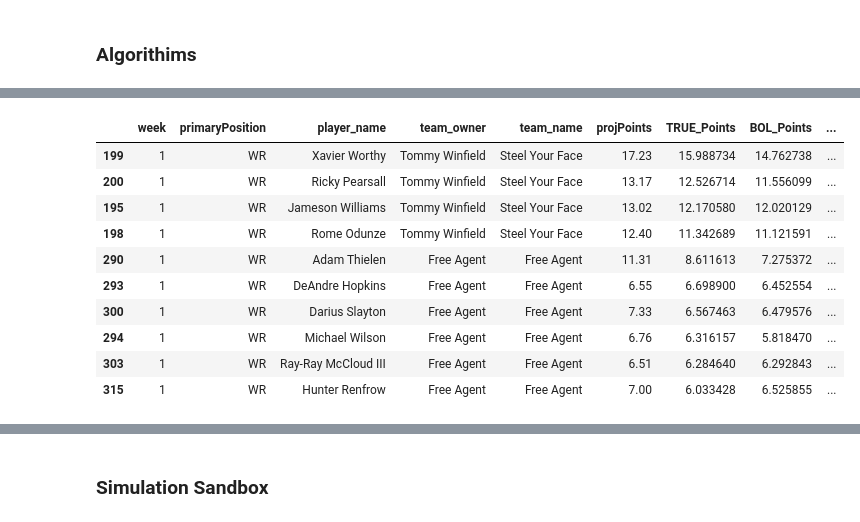
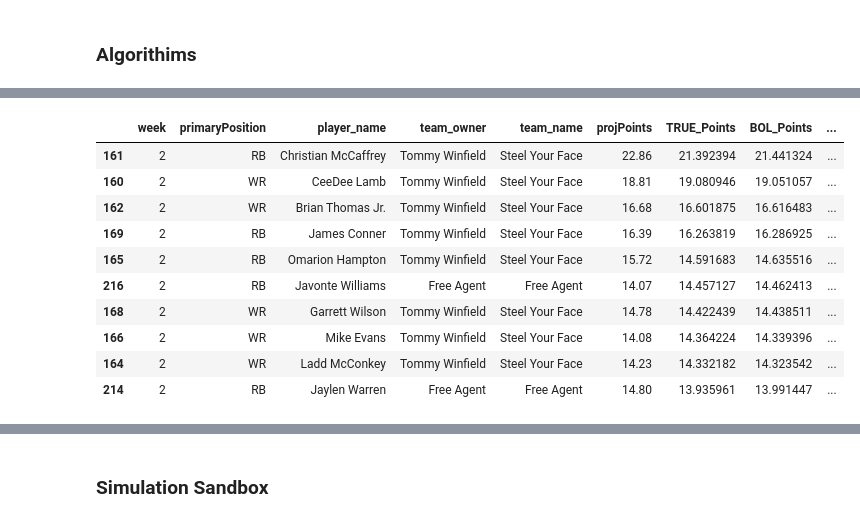
Before and after one commit to twinfield10/ESPN_FFL, a Jupyter notebook: FF Analysis Notebook.ipynb, the cells around one changed output, grey strips where cells are left out. Saved outputs shown, nothing was run; the diff lists cells and outputs as text; code cells hidden in the pictures.

```diff
--- a/FF Analysis Notebook.ipynb
+++ b/FF Analysis Notebook.ipynb
@@ -77,7 +93,11 @@ lg_vars = {
 # %% [markdown]
 ## 1) Set League ##
 # %%
-select_league = "GOP_Degenerates" # Winfield_Football, Knights_FFL, GOP_Degenerates, Weenieless_Wanderers
+select_league = "Winfield_Football"
+# Tommy Leagues: Winfield_Football, Knights_FFL, GOP_Degenerates, Weenieless_Wanderers
+# Will Leagues: 12 Dudes one Cup
+# Cooleen Leagues: Big Red Fantasy Football
+# Baizer Leagues: John_PC_League, John_ATL_League
 
 league = fetch_league(
         league_id=lg_vars[select_league]['ID'],
@@ -99,6 +119,8 @@ lineups = get_ply_stats_by_matchup(league_id=lg_vars[select_league]['ID'],
 
 free_agents = build_fa_market(league=league)
 
+curr_week = league.current_week
+
 lineups = pd.concat([lineups, free_agents])
 
 lineups.fillna(0, inplace=True)
@@ -167,29 +189,12 @@ def clean_pinny(pinny_path="Data/Projections/Pinnacle/Props/Pinnacle_Props_Week_
     name_changes={
         # Pinny -> ESPN #
         "Tre Harris": "Tre' Harris",
-    #    "Bhayshul Tuten"
         "Marvin Mims": "Marvin Mims Jr.",
-    #    "Nick Westbrook-Ikhine"
         "Travis Etienne": "Travis Etienne Jr.",
-    #    "Jauan Jennings"
-    #    "Darren Waller"
-    #    "Romeo Doubs"
-    #    "Dylan Sampson"
-    #    "Jayden Higgins"
-    #    "Woody Marks"
-    #    "Jayden Reed"
         "Aaron Jones": "Aaron Jones Sr.",
         "Kyle Pitts": "Kyle Pitts Sr.",
-    #    "Cam Skattebo"
-    #    "Khalil Shakir"
-    #    "Keon Coleman"
         "Calvin Austin": "Calvin Austin III",
-    #    "Ricky Pearsall"
         "Ollie Gordon":"Ollie Gordon II"
-    #    "Ja'Tavion Sanders"
-    #    "Josh Downs"
-    #    "Tyler Warren"
-    #    "Joshua Palmer"
     }
 
     # Load
@@ -478,7 +483,7 @@ def clean_lineups(df=lineups):
 
     # 2) Combine Pinnacle Data With ESPN and Impute
     ## a) Clean Pinnacle Data
-    pinny_proj = clean_pinny()
+    pinny_proj = pd.read_parquet("Data/Projections/Pinnacle/Season/Pinnacle_Props_Week_All.parquet")
     pinny_proj = change_col_prefix(df=pinny_proj, old_pfix="proj", new_pfix="PINNY")
 
     ## b) Impute Missing Data From ESPN
@@ -515,7 +520,7 @@ def clean_lineups(df=lineups):
 
     ## 5) Create Aggregate Columns For Each Projection Type (Manual Weights)
     weights_dict = {
-        'passingYards': {'ESPN': 0.3,'FP': 0.4,'PINNY': 0.3,'BOL': 0},
+        'passingYards': {'ESPN': 0.2,'FP': 0.3,'PINNY': 0.25,'BOL': 0.25},
         'rushingYards': {'ESPN': 0.2,'FP': 0.3,'PINNY': 0.25,'BOL': 0.25},
         'receivingYards': {'ESPN': 0.2,'FP': 0.3,'PINNY': 0.25,'BOL': 0.25},
         'default': {'ESPN': 0.25,'FP': 0.25,'PINNY': 0.25,'BOL': 0.25}
@@ -541,7 +546,6 @@ def clean_lineups(df=lineups):
 
     return final
 
-
 LINEUPS = clean_lineups()
 # %% [output]
 All Rows in FantasyPros Table Match
@@ -863,30 +889,30 @@ get_league_projections(week = 1)
 # %%
 def get_rankings(pos, week, visualize = False, check_fa = False):
     df = LINEUPS[(LINEUPS['primaryPosition'].isin(pos)) & (LINEUPS['week'] == week)]
     df = df[['week', 'primaryPosition','player_name', 'team_owner', 'team_name',
                   'points', 'projPoints', 'TRUE_Points', 'BOL_Points', 'PosRank', 'ESPN_PosRank', 'TRUE_PosRank']]
-    if week != 1:
+    if week != 2:
         df = df.sort_values(by=['PosRank', 'points'])
     else:
         df = df.drop(columns=['points', 'PosRank']).sort_values(by=['TRUE_Points'], ascending=False)
 
     if visualize == False:
         if check_fa == True:
-            return df[df['team_owner'].isin(['Tommy Winfield', 'Free Agent'])]
+            return df[df['team_owner'].isin(['Tommy Winfield', 'John Baizer', 'Free Agent'])]
         else:
             return df
 
-get_rankings(pos = ['WR'], week = 1, visualize=False, check_fa=True).head(10)
+get_rankings(pos = ['WR', 'RB'], week = curr_week, visualize=False, check_fa=True).head(10) #'LB', 'DE', 'S', 'CB', 'DT'
 # %% [output]
 |  | week | primaryPosition | player_name | team_owner | team_name | projPoints | TRUE_Points | BOL_Points | ... |
-| 199 | 1 | WR | Xavier Worthy | Tommy Winfield | Steel Your Face | 17.23 | 15.988734 | 14.762738 | ... |
-| 200 | 1 | WR | Ricky Pearsall | Tommy Winfield | Steel Your Face | 13.17 | 12.526714 | 11.556099 | ... |
-| 195 | 1 | WR | Jameson Williams | Tommy Winfield | Steel Your Face | 13.02 | 12.170580 | 12.020129 | ... |
-| 198 | 1 | WR | Rome Odunze | Tommy Winfield | Steel Your Face | 12.40 | 11.342689 | 11.121591 | ... |
-| 290 | 1 | WR | Adam Thielen | Free Agent | Free Agent | 11.31 | 8.611613 | 7.275372 | ... |
-| 293 | 1 | WR | DeAndre Hopkins | Free Agent | Free Agent | 6.55 | 6.698900 | 6.452554 | ... |
-| 300 | 1 | WR | Darius Slayton | Free Agent | Free Agent | 7.33 | 6.567463 | 6.479576 | ... |
-| 294 | 1 | WR | Michael Wilson | Free Agent | Free Agent | 6.76 | 6.316157 | 5.818470 | ... |
-| 303 | 1 | WR | Ray-Ray McCloud III | Free Agent | Free Agent | 6.51 | 6.284640 | 6.292843 | ... |
-| 315 | 1 | WR | Hunter Renfrow | Free Agent | Free Agent | 7.00 | 6.033428 | 6.525855 | ... |
+| 161 | 2 | RB | Christian McCaffrey | Tommy Winfield | Steel Your Face | 22.86 | 21.392394 | 21.441324 | ... |
+| 160 | 2 | WR | CeeDee Lamb | Tommy Winfield | Steel Your Face | 18.81 | 19.080946 | 19.051057 | ... |
+| 162 | 2 | WR | Brian Thomas Jr. | Tommy Winfield | Steel Your Face | 16.68 | 16.601875 | 16.616483 | ... |
+| 169 | 2 | RB | James Conner | Tommy Winfield | Steel Your Face | 16.39 | 16.263819 | 16.286925 | ... |
+| 165 | 2 | RB | Omarion Hampton | Tommy Winfield | Steel Your Face | 15.72 | 14.591683 | 14.635516 | ... |
+| 216 | 2 | RB | Javonte Williams | Free Agent | Free Agent | 14.07 | 14.457127 | 14.462413 | ... |
+| 168 | 2 | WR | Garrett Wilson | Tommy Winfield | Steel Your Face | 14.78 | 14.422439 | 14.438511 | ... |
+| 166 | 2 | WR | Mike Evans | Tommy Winfield | Steel Your Face | 14.08 | 14.364224 | 14.339396 | ... |
+| 164 | 2 | WR | Ladd McConkey | Tommy Winfield | Steel Your Face | 14.23 | 14.332182 | 14.323542 | ... |
+| 214 | 2 | RB | Jaylen Warren | Free Agent | Free Agent | 14.80 | 13.935961 | 13.991447 | ... |
 # %%
```
Also changed, not shown: parts of 11 cells of this notebook, 38 other files.
